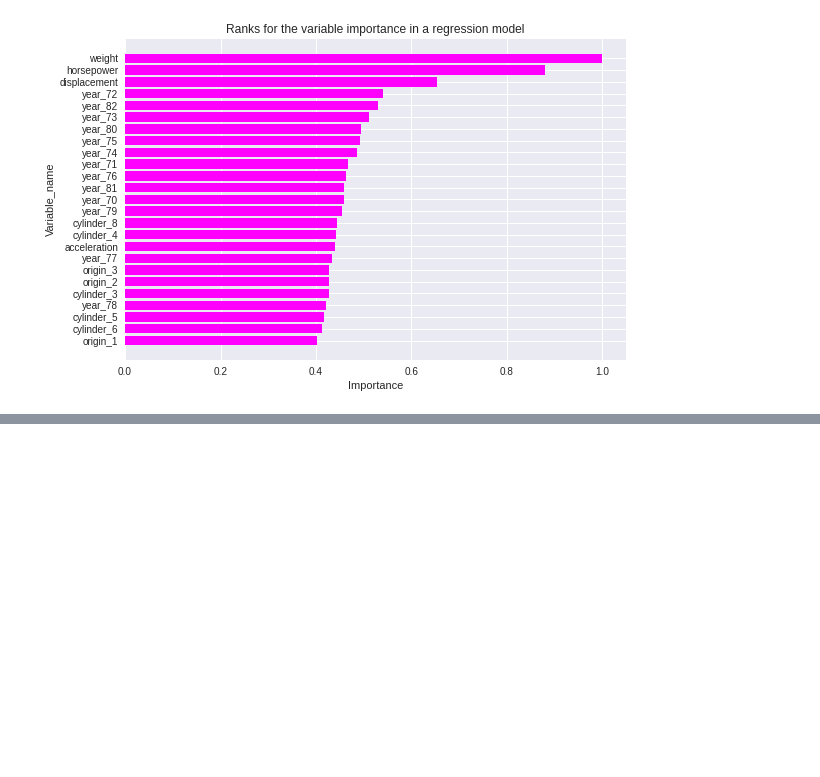
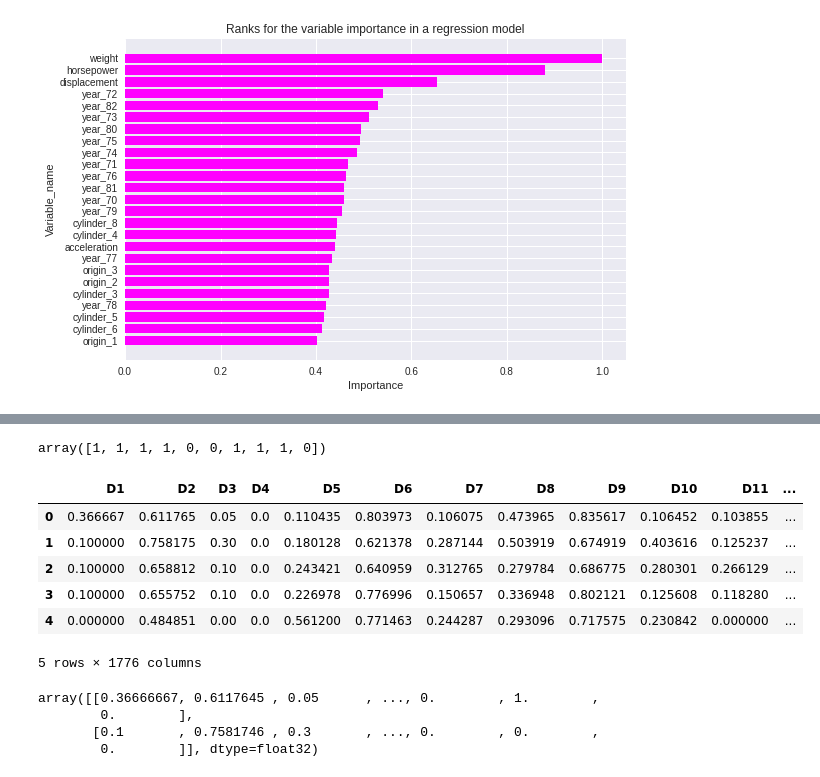
Before and after one commit to martinpius/Applied-Predictive-Modeling2, a Jupyter notebook: Ensemble_Models.ipynb, the cells around one changed output, grey strips where cells are left out. Cells and saved outputs as stored; diff of their text form; code cells hidden in the pictures; blank space fills up the shorter version.

```diff
--- a/Ensemble_Models.ipynb
+++ b/Ensemble_Models.ipynb
@@ -369,0 +463,14 @@ Text(0, 0.5, 'Variable_name')
+# %%
+y_train[0:10]
+# %% [output]
+array([1, 1, 1, 1, 0, 0, 1, 1, 1, 0])
+# %%
+display(test_data.head())
+# %% [output]
+|  | D1 | D2 | D3 | D4 | D5 | D6 | D7 | D8 | D9 | D10 | D11 | ... |
+| 0 | 0.366667 | 0.611765 | 0.05 | 0.0 | 0.110435 | 0.803973 | 0.106075 | 0.473965 | 0.835617 | 0.106452 | 0.103855 | ... |
+| 1 | 0.100000 | 0.758175 | 0.30 | 0.0 | 0.180128 | 0.621378 | 0.287144 | 0.503919 | 0.674919 | 0.403616 | 0.125237 | ... |
+| 2 | 0.100000 | 0.658812 | 0.10 | 0.0 | 0.243421 | 0.640959 | 0.312765 | 0.279784 | 0.686775 | 0.280301 | 0.266129 | ... |
+| 3 | 0.100000 | 0.655752 | 0.10 | 0.0 | 0.226978 | 0.776996 | 0.150657 | 0.336948 | 0.802121 | 0.125608 | 0.118280 | ... |
+| 4 | 0.000000 | 0.484851 | 0.00 | 0.0 | 0.561200 | 0.771463 | 0.244287 | 0.293096 | 0.717575 | 0.230842 | 0.000000 | ... |
+5 rows × 1776 columns
@@ -369,0 +484,7 @@ Text(0, 0.5, 'Variable_name')
+# %%
+x_submit[0:2]
+# %% [output]
+array([[0.36666667, 0.6117645 , 0.05      , ..., 0.        , 1.        ,
+        0.        ],
+       [0.1       , 0.7581746 , 0.3       , ..., 0.        , 0.        ,
+        0.        ]], dtype=float32)
```
Also changed, not shown: parts of 21 cells of this notebook.
